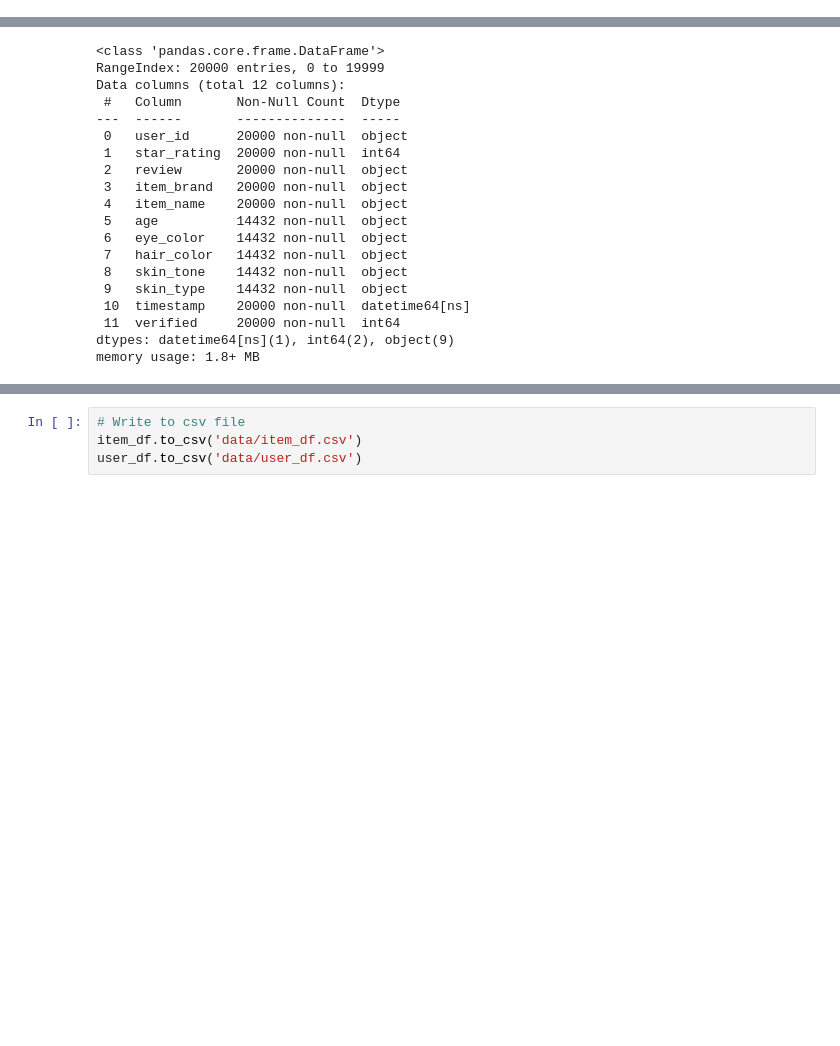
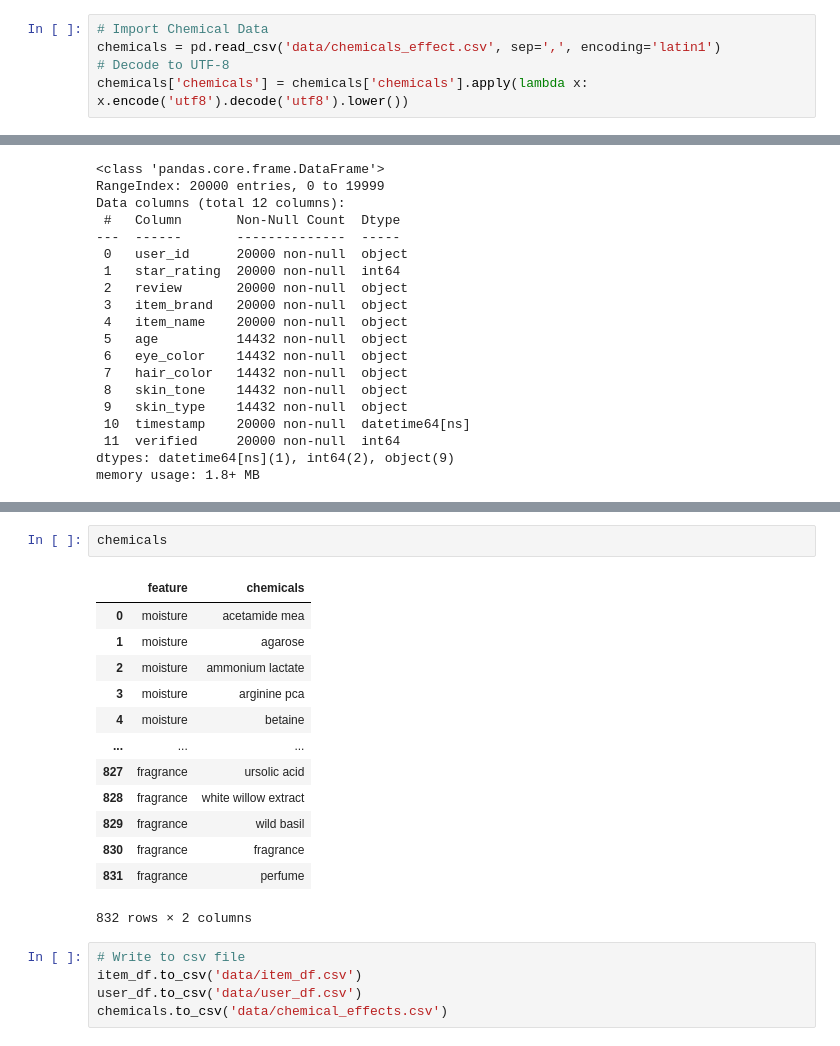
Before and after one commit to boogiedev/Skincare-Recommender, a Jupyter notebook: cleaning.ipynb, the cells around one changed output, grey strips where cells are left out. Cells and saved outputs as stored; diff of their text form; blank space fills up the shorter version.

```diff
--- a/cleaning.ipynb
+++ b/cleaning.ipynb
@@ -224,0 +229,5 @@ user_df['review'] = reviews
+# %%
+# Import Chemical Data
+chemicals = pd.read_csv('data/chemicals_effect.csv', sep=',', encoding='latin1')
+# Decode to UTF-8
+chemicals['chemicals'] = chemicals['chemicals'].apply(lambda x: x.encode('utf8').decode('utf8').lower())
@@ -289,4 +309,21 @@ user_df['review'][0]
+# %%
+chemicals
+# %% [output]
+|  | feature | chemicals |
+| 0 | moisture | acetamide mea |
+| 1 | moisture | agarose |
+| 2 | moisture | ammonium lactate |
+| 3 | moisture | arginine pca |
+| 4 | moisture | betaine |
+| ... | ... | ... |
+| 827 | fragrance | ursolic acid |
+| 828 | fragrance | white willow extract |
+| 829 | fragrance | wild basil |
+| 830 | fragrance | fragrance |
+| 831 | fragrance | perfume |
+832 rows × 2 columns
 # %%
 # Write to csv file
 item_df.to_csv('data/item_df.csv')
 user_df.to_csv('data/user_df.csv')
+chemicals.to_csv('data/chemical_effects.csv')
```
Also changed, not shown: parts of 12 cells of this notebook, 3 other files.
